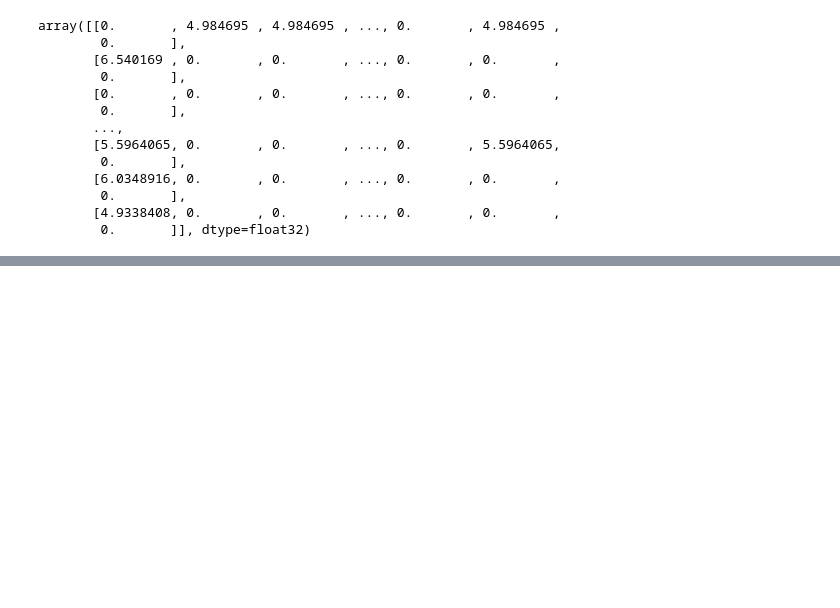
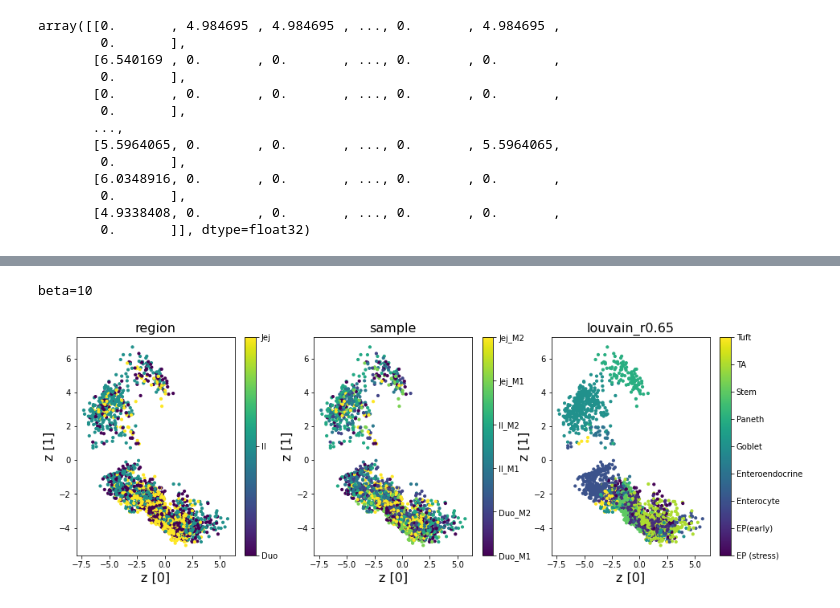
Before and after one commit to xiongliyang219/scRNA_practice, a Jupyter notebook: VAE/VAE_example.ipynb, the cells around one changed output, grey strips where cells are left out. Cells and saved outputs as stored; diff of their text form; code cells hidden in the pictures; blank space fills up the shorter version.

```diff
--- a/VAE/VAE_example.ipynb
+++ b/VAE/VAE_example.ipynb
@@ -87,0 +189,11 @@ for i, obs in zip([0, 1, 2], ['region', 'sample', 'louvain_r0.65']):
+# %%
+vae10.call(inputs)
+
+layer_names=[layer.name for layer in vae10.layers]
+latent_layer = K.function(inputs=[vae10.layers[0].input],
+                          outputs=[vae10.get_layer(layer_names[0]).output])
+print("beta=10")
+plot_latent(latent_layer)
+# %% [output]
+beta=10
+[figure, added]
```
Also changed, not shown: parts of 10 cells of this notebook, 1 other file.
